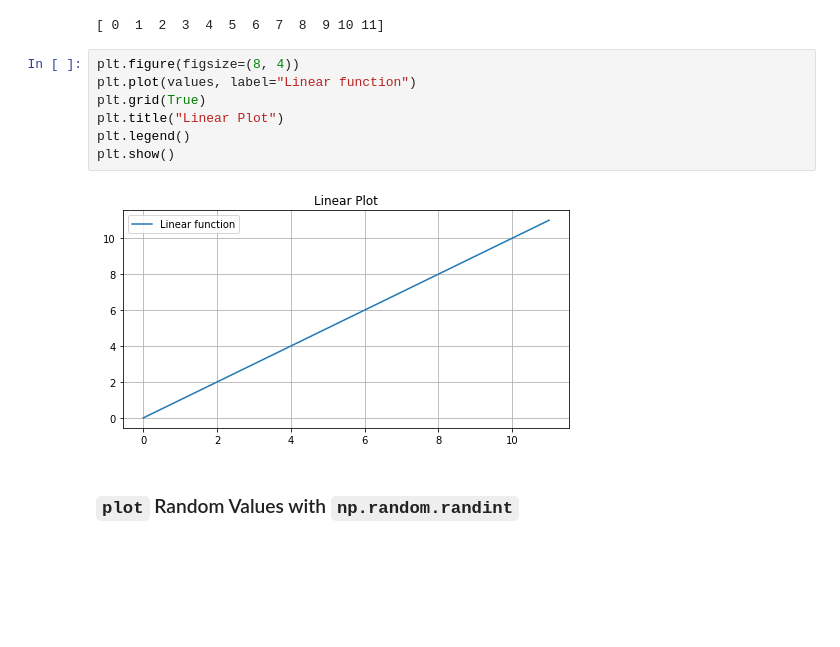
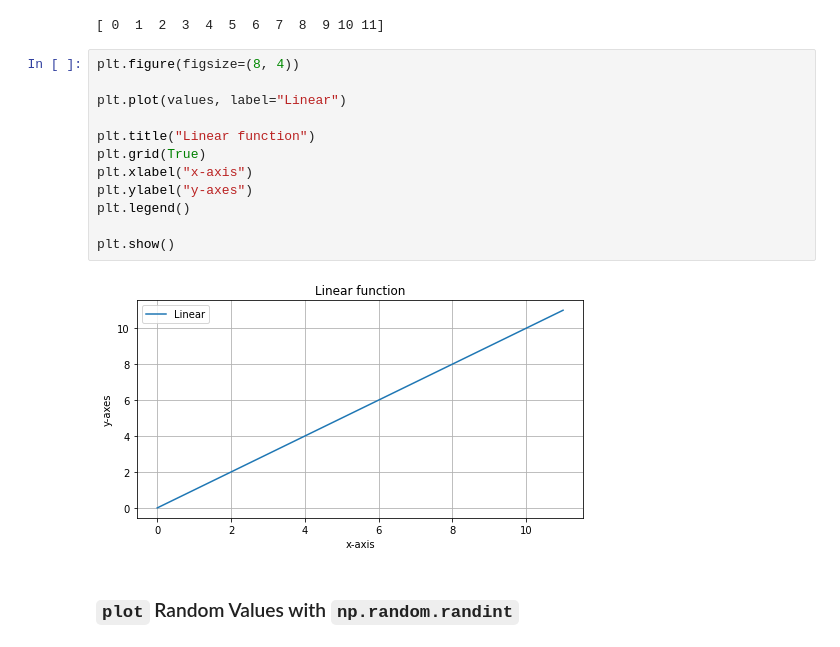
Before and after one commit to implse/Introduction_to_Matplotlib, a Jupyter notebook: Introduction_To_Matplotlib.ipynb, the cells around one changed output. Drawn from its saved outputs; the diff is of its cells as text; blank space fills up the shorter version.

```diff
--- a/Introduction_To_Matplotlib.ipynb
+++ b/Introduction_To_Matplotlib.ipynb
@@ -39,13 +39,18 @@ print(values)
 [ 0  1  2  3  4  5  6  7  8  9 10 11]
 # %%
 plt.figure(figsize=(8, 4))
-plt.plot(values, label="Linear function")
+
+plt.plot(values, label="Linear")
+
+plt.title("Linear function")
 plt.grid(True)
-plt.title("Linear Plot")
+plt.xlabel("x-axis")
+plt.ylabel("y-axes")
 plt.legend()
+
 plt.show()
 # %% [output]
-[figure, old version]
+[figure, new version]
 # %% [markdown]
 ### `plot` Random Values with `np.random.randint`
 # %%
```
Also changed, not shown: parts of 17 cells of this notebook.
